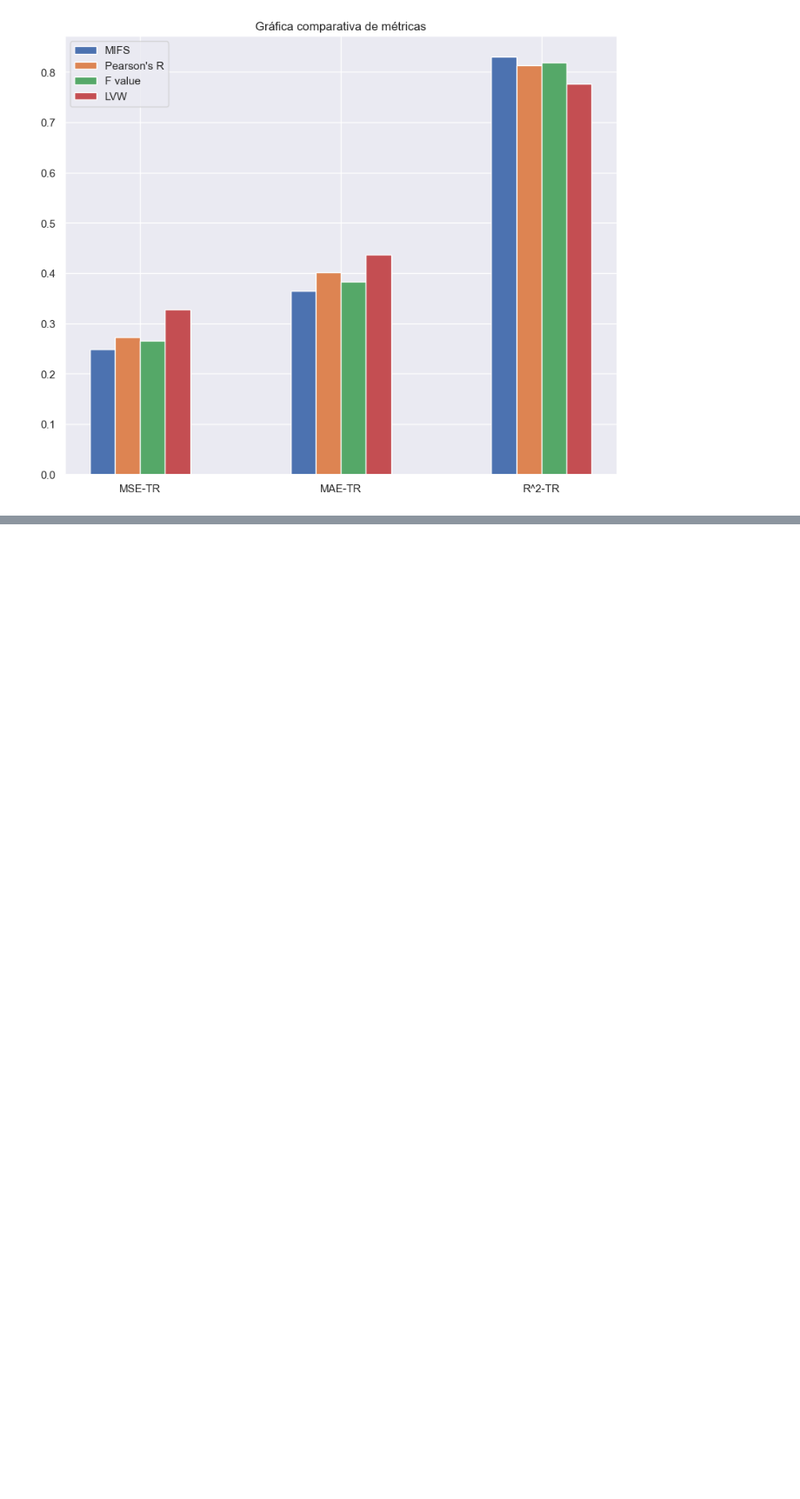
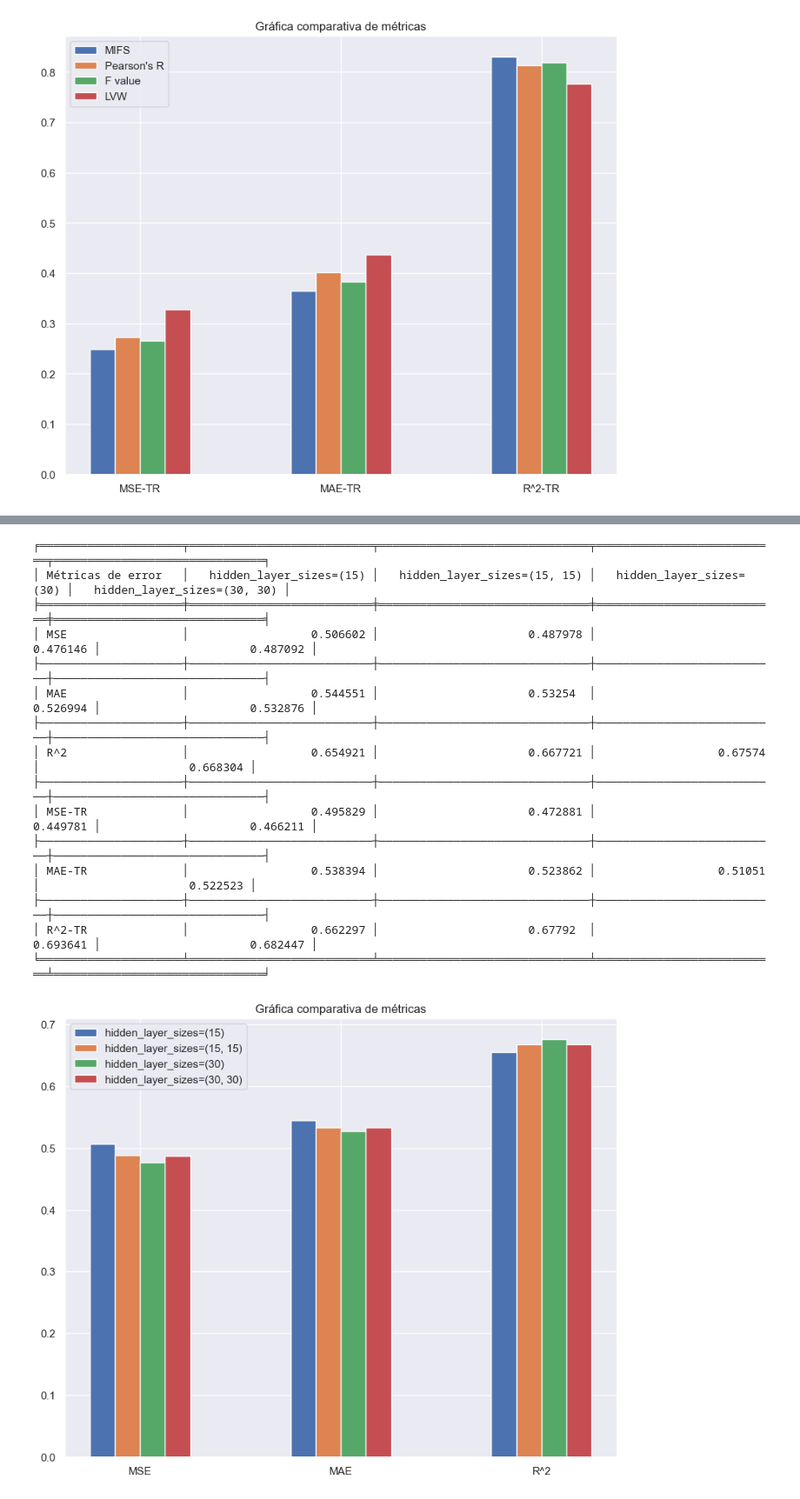
Before and after one commit to JMMelcrack/Predictive-models-applied-to-the-analysis-of-professional-footballers-wages, a Jupyter notebook: FeatureSelection.ipynb, the cells around one changed output, grey strips where cells are left out. Shown at 87% size. Cells and saved outputs as stored; diff of their text form; code cells hidden in the pictures; blank space fills up the shorter version.

```diff
--- a/FeatureSelection.ipynb
+++ b/FeatureSelection.ipynb
@@ -1864,0 +2002,39 @@ graficaComparacion(all_result[:, 3:6], titulos, categorias[3:6])
+# %%
+model_1 = MLPRegressor(random_state=34, hidden_layer_sizes=(15), max_iter=500)
+model_2 = MLPRegressor(random_state=34, hidden_layer_sizes=(15, 15), max_iter=500)
+model_3 = MLPRegressor(random_state=34, hidden_layer_sizes=(30), max_iter=500)
+model_4 = MLPRegressor(random_state=34, hidden_layer_sizes=(30, 30), max_iter=500)
+
+# Aplicamos CV a nuestros modelos para obtener sus métricas de error
+result1 = crossValidation(model_1, kf, LVW_data, y_train_log, True)
+result2 = crossValidation(model_2, kf, LVW_data, y_train_log, True)
+result3 = crossValidation(model_3, kf, LVW_data, y_train_log, True)
+result4 = crossValidation(model_4, kf, LVW_data, y_train_log, True)
+
+all_result = np.vstack((result1[1:], result2[1:], result3[1:], result4[1:]))
+
+categorias = ['MSE', 'MAE', 'R^2', 'MSE-TR', 'MAE-TR', 'R^2-TR']
+titulos = ['hidden_layer_sizes=(15)', 'hidden_layer_sizes=(15, 15)', 'hidden_layer_sizes=(30)', 'hidden_layer_sizes=(30, 30)']
+
+tablaComparacion(all_result, categorias, titulos)
+
+# Visualizamos los gráficos de barras de los distintos modelos para las métricas de error
+graficaComparacion(all_result[:, 0:3], titulos, categorias[0:3])
+graficaComparacion(all_result[:, 3:6], titulos, categorias[3:6])
+# %% [output]
+╒═════════════════════╤═══════════════════════════╤═══════════════════════════════╤═══════════════════════════╤═══════════════════════════════╕
+│ Métricas de error   │   hidden_layer_sizes=(15) │   hidden_layer_sizes=(15, 15) │   hidden_layer_sizes=(30) │   hidden_layer_sizes=(30, 30) │
+╞═════════════════════╪═══════════════════════════╪═══════════════════════════════╪═══════════════════════════╪═══════════════════════════════╡
+│ MSE                 │                  0.506602 │                      0.487978 │                  0.476146 │                      0.487092 │
+├─────────────────────┼───────────────────────────┼───────────────────────────────┼───────────────────────────┼───────────────────────────────┤
+│ MAE                 │                  0.544551 │                      0.53254  │                  0.526994 │                      0.532876 │
+├─────────────────────┼───────────────────────────┼───────────────────────────────┼───────────────────────────┼───────────────────────────────┤
+│ R^2                 │                  0.654921 │                      0.667721 │                  0.67574  │                      0.668304 │
+├─────────────────────┼───────────────────────────┼───────────────────────────────┼───────────────────────────┼───────────────────────────────┤
+│ MSE-TR              │                  0.495829 │                      0.472881 │                  0.449781 │                      0.466211 │
+├─────────────────────┼───────────────────────────┼───────────────────────────────┼───────────────────────────┼───────────────────────────────┤
+│ MAE-TR              │                  0.538394 │                      0.523862 │                  0.51051  │                      0.522523 │
+├─────────────────────┼───────────────────────────┼───────────────────────────────┼───────────────────────────┼───────────────────────────────┤
+│ R^2-TR              │                  0.662297 │                      0.67792  │                  0.693641 │                      0.682447 │
+╘═════════════════════╧═══════════════════════════╧═══════════════════════════════╧═══════════════════════════╧═══════════════════════════════╛
+[figure, added]
```
Also changed, not shown: parts of 41 cells of this notebook.
